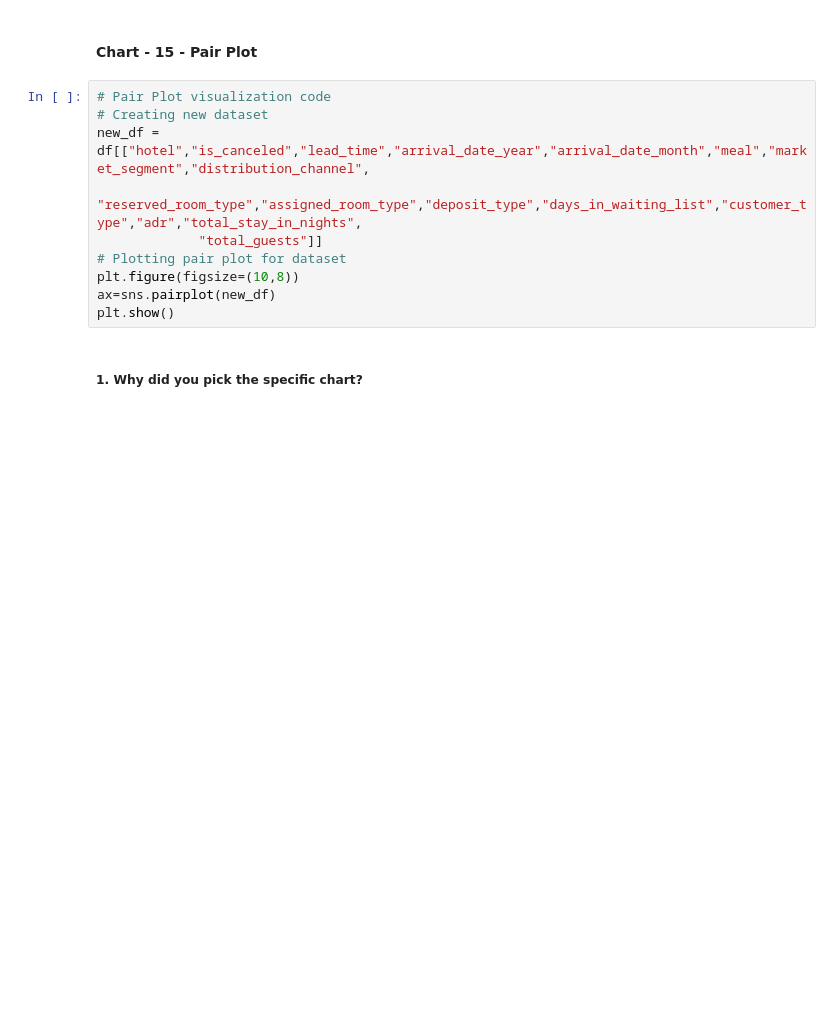
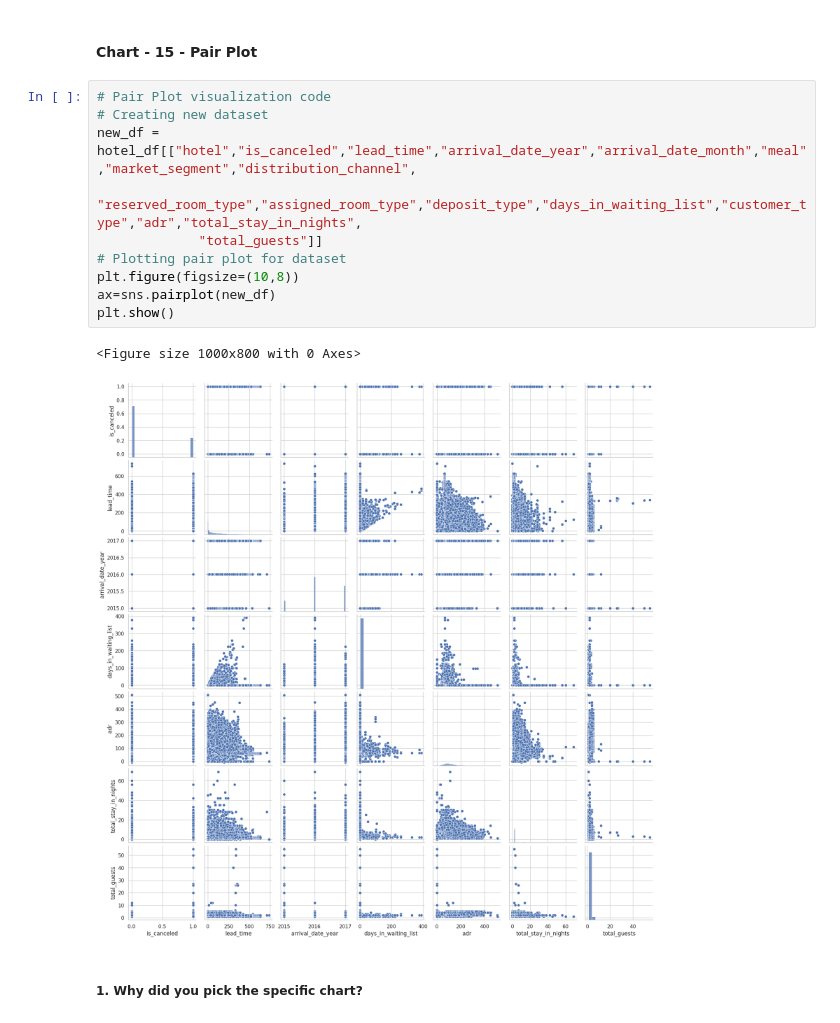
Before and after one commit to krish-kanji/hotel-booking-analysis, a Jupyter notebook: Copy_of_hotel_booking_analysis.ipynb, the cells around one changed output. Cells and saved outputs as stored; diff of their text form; blank space fills up the shorter version.

```diff
--- a/Copy_of_hotel_booking_analysis.ipynb
+++ b/Copy_of_hotel_booking_analysis.ipynb
@@ -885,13 +887,16 @@ The variables lead_time and is_canceled have weak relationships. The most likely
 # %%
 # Pair Plot visualization code
 # Creating new dataset
-new_df = df[["hotel","is_canceled","lead_time","arrival_date_year","arrival_date_month","meal","market_segment","distribution_channel",
+new_df = hotel_df[["hotel","is_canceled","lead_time","arrival_date_year","arrival_date_month","meal","market_segment","distribution_channel",
              "reserved_room_type","assigned_room_type","deposit_type","days_in_waiting_list","customer_type","adr","total_stay_in_nights",
              "total_guests"]]
 # Plotting pair plot for dataset
 plt.figure(figsize=(10,8))
 ax=sns.pairplot(new_df)
 plt.show()
+# %% [output]
+<Figure size 1000x800 with 0 Axes>
+[figure, added]
 # %% [markdown]
 ##### 1. Why did you pick the specific chart?
 # %% [markdown]
```
Also changed, not shown: parts of 5 cells of this notebook.
